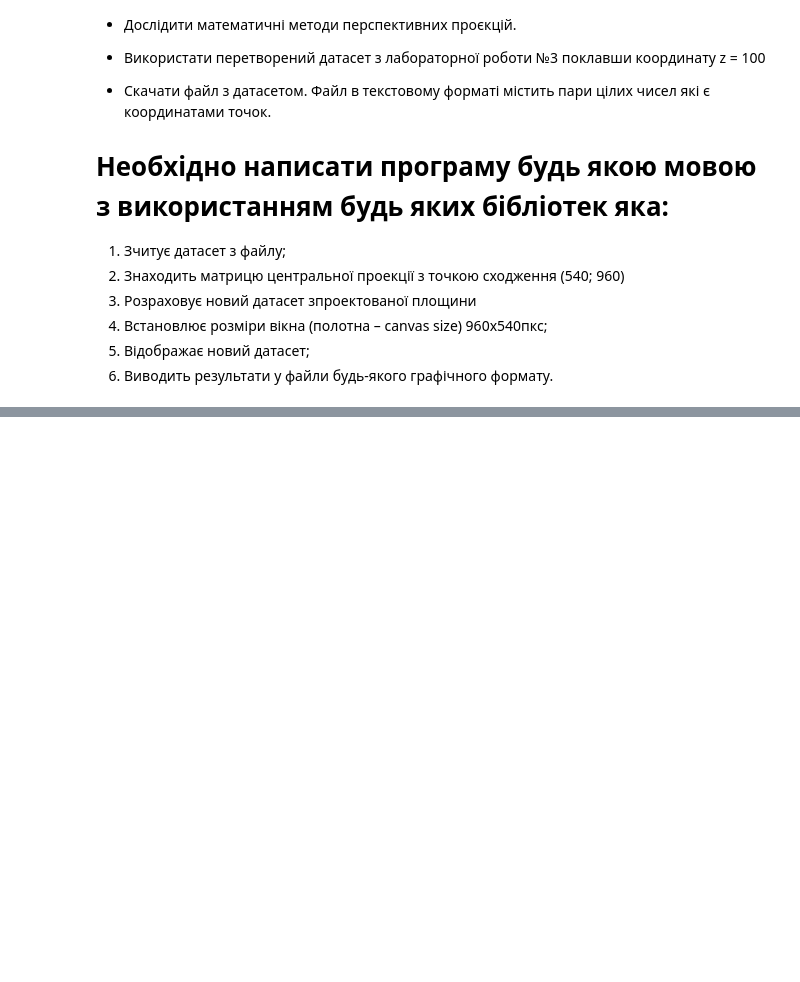
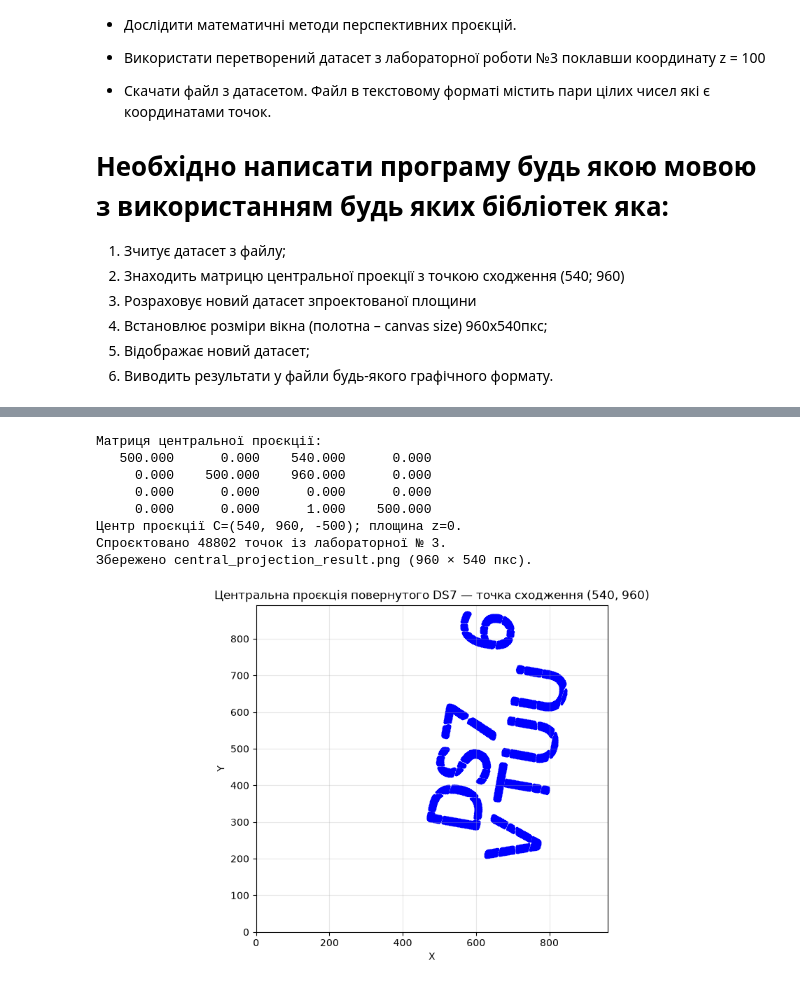
Before and after one commit to vasilbugajcuk164-arch/CGM, a Jupyter notebook: лабораторна робота 4/lab4.ipynb, the cells around one changed output, grey strips where cells are left out. Cells and saved outputs as stored; diff of their text form; code cells hidden in the pictures; blank space fills up the shorter version.

```diff
--- a/лабораторна робота 4/lab4.ipynb
+++ b/лабораторна робота 4/lab4.ipynb
@@ -93,0 +31,80 @@ print(f"Файл успішно збережено як {output_filename}")
+# %%
+from pathlib import Path
+import math
+import matplotlib.pyplot as plt
+
+# Підтримуємо запуск із папки лабораторної або кореня репозиторію.
+root = Path.cwd()
+if not (root / "лабораторна робота 2").is_dir():
+    root = root.parent
+
+input_path = root / "лабораторна робота 3" / "transformed_DS7.txt"
+output_dir = root / "лабораторна робота 4"
+if not input_path.is_file():
+    raise FileNotFoundError("Спочатку виконайте лабораторну № 3 для створення transformed_DS7.txt.")
+points = []
+with input_path.open(encoding="utf-8") as file:
+    for line in file:
+        if line.strip() and not line.lstrip().startswith("#"):
+            x, y = map(float, line.split())
+            points.append((x, y))
+
+z_val = 100.0
+xc, yc = 540.0, 960.0
+# Додатковий параметр моделі, оскільки умова не задає фокусної відстані.
+# Центр проєкції C=(xc, yc, -d), площина зображення z=0.
+d = 500.0
+# Матриця для вектора-стовпця (x, y, z, 1).
+projection_matrix = [
+    [d, 0.0, xc, 0.0],
+    [0.0, d, yc, 0.0],
+    [0.0, 0.0, 0.0, 0.0],
+    [0.0, 0.0, 1.0, d],
+]
+print("Матриця центральної проєкції:")
+for row in projection_matrix:
+    print(" ".join(f"{value:10.3f}" for value in row))
+print(f"Центр проєкції C=({xc:g}, {yc:g}, {-d:g}); площина z=0.")
+
+projected_points = []
+for x, y in points:
+    source = (x, y, z_val, 1.0)
+    homogeneous = [
+        sum(value * coordinate for value, coordinate in zip(row, source))
+        for row in projection_matrix
+    ]
+    projected_points.append((
+        homogeneous[0] / homogeneous[3],
+        homogeneous[1] / homogeneous[3],
+    ))
+
+with (output_dir / "projected_DS7.txt").open("w", encoding="utf-8") as file:
+    file.write(f"# Projection of lab 3 DS7; z={z_val}; d={d}\n")
+    for x, y in projected_points:
+        file.write(f"{x:.12f} {y:.12f}\n")
+
+xs = [x for x, y in projected_points]
+ys = [y for x, y in projected_points]
+fig, ax = plt.subplots(figsize=(9.6, 5.4), dpi=100, layout="constrained")
+ax.scatter(xs, ys, color="blue", s=2)
+# Показуємо всі точки без обрізання, зберігаючи полотно 960 × 540 пкс.
+ax.set_xlim(min(0, min(xs) - 20), max(960, max(xs) + 20))
+ax.set_ylim(min(0, min(ys) - 20), max(540, max(ys) + 20))
+ax.set_aspect("equal", adjustable="box")
+ax.set(xlabel="X", ylabel="Y",
+       title="Центральна проєкція повернутого DS7 — точка сходження (540, 960)")
+ax.grid(True, alpha=0.3)
+fig.savefig(output_dir / "central_projection_result.png", dpi=100)
+plt.show()
+print(f"Спроєктовано {len(projected_points)} точок із лабораторної № 3.")
+print("Збережено central_projection_result.png (960 × 540 пкс).")
+# %% [output]
+Матриця центральної проєкції:
+   500.000      0.000    540.000      0.000
+     0.000    500.000    960.000      0.000
+     0.000      0.000      0.000      0.000
+     0.000      0.000      1.000    500.000
+Центр проєкції C=(540, 960, -500); площина z=0.
+Спроєктовано 48802 точок із лабораторної № 3.
+Збережено central_projection_result.png (960 × 540 пкс).
+[figure, added]
```
Also changed, not shown: parts of 2 cells of this notebook, 11 other files.
